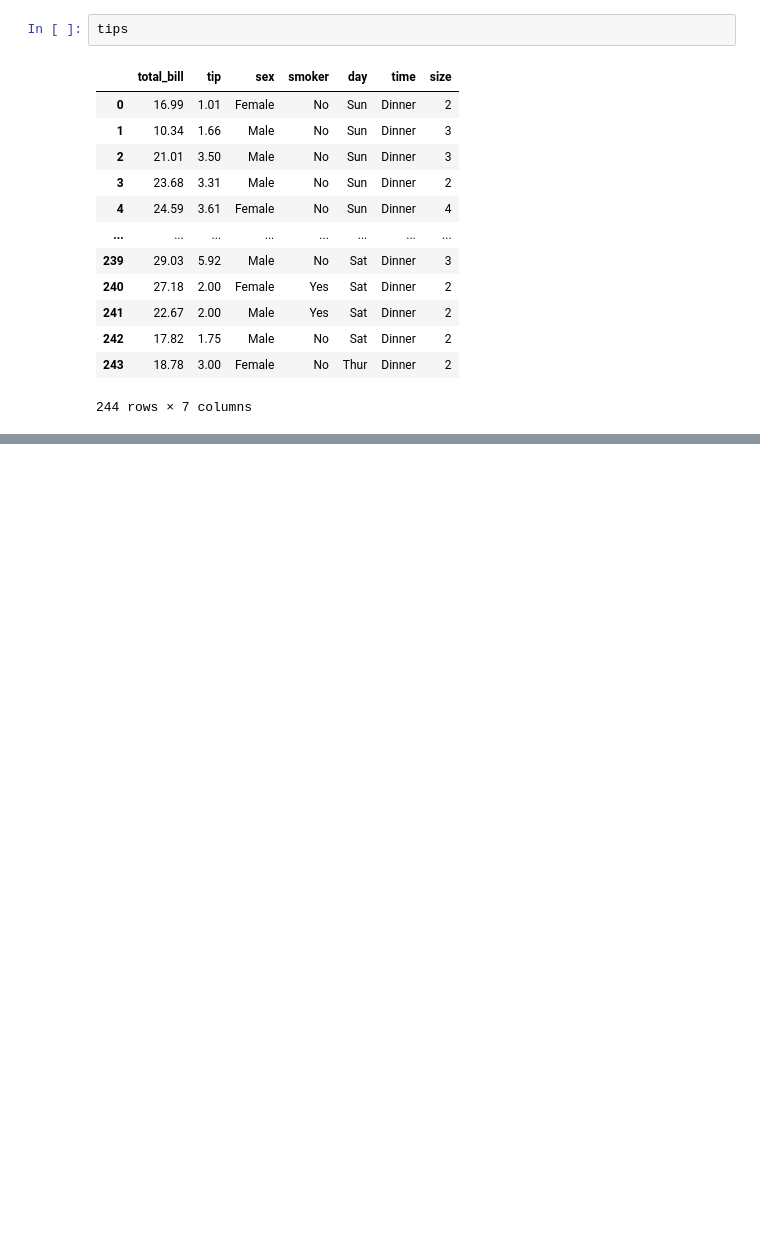
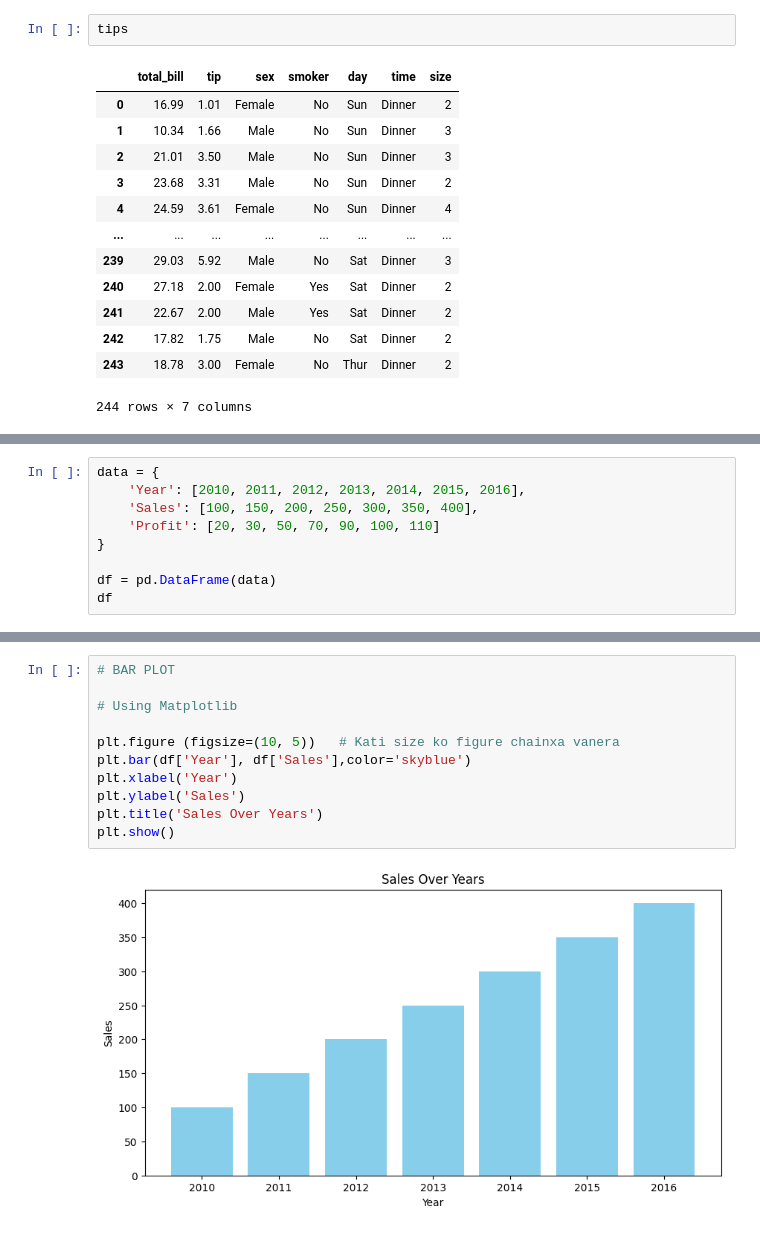
Before and after one commit to AryamBajracharya/ML, a Jupyter notebook: plot.ipynb, the cells around one changed output, grey strips where cells are left out. Saved outputs shown, nothing was run; the diff lists cells and outputs as text; blank space fills up the shorter version.

Commit message:
learning plottings using matplotlib and seaborn

```diff
--- a/plot.ipynb
+++ b/plot.ipynb
@@ -95,0 +100,9 @@ tips
+# %%
+data = {
+    'Year': [2010, 2011, 2012, 2013, 2014, 2015, 2016],
+    'Sales': [100, 150, 200, 250, 300, 350, 400],
+    'Profit': [20, 30, 50, 70, 90, 100, 110]
+}
+
+df = pd.DataFrame(data)
+df
@@ -95,0 +118,13 @@ tips
+# %%
+# BAR PLOT
+
+# Using Matplotlib
+
+plt.figure (figsize=(10, 5))   # Kati size ko figure chainxa vanera
+plt.bar(df['Year'], df['Sales'],color='skyblue')
+plt.xlabel('Year')
+plt.ylabel('Sales')
+plt.title('Sales Over Years')
+plt.show()
+# %% [output]
+[figure, added]
```
Also changed, not shown: parts of 13 cells of this notebook.
